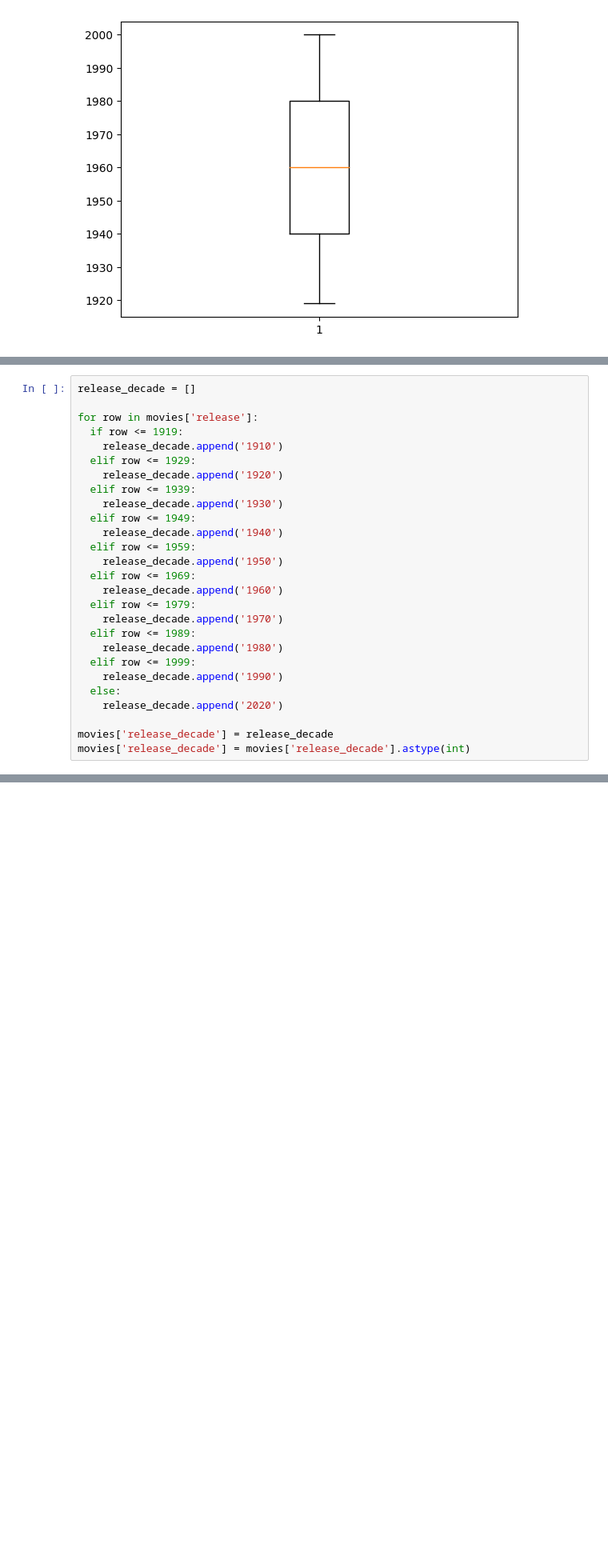
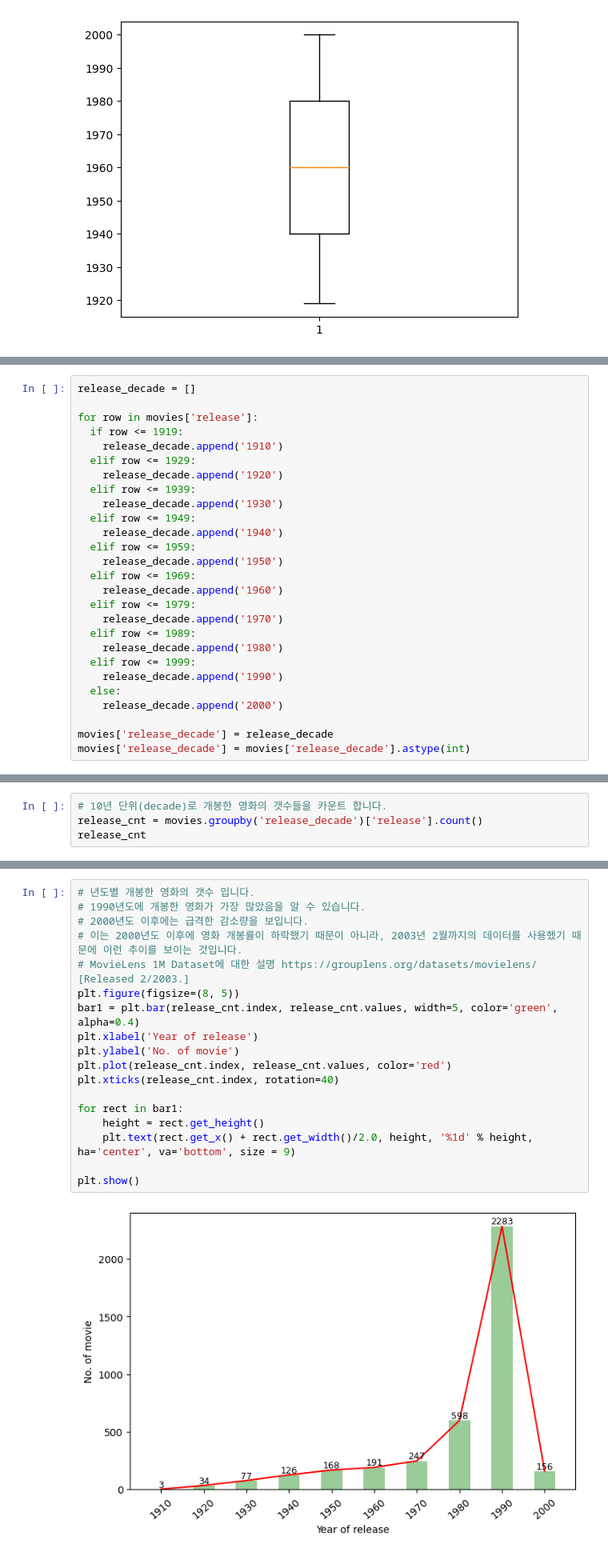
Before and after one commit to yunong-E/cp2-Recommendation-System, a Jupyter notebook: Recommendation_System_ver_2_0.ipynb, the cells around one changed output, grey strips where cells are left out. Shown at 80% size. Drawn from its saved outputs; the diff is of its cells as text; blank space fills up the shorter version.

```diff
--- a/Recommendation_System_ver_2_0.ipynb
+++ b/Recommendation_System_ver_2_0.ipynb
@@ -508,7 +505,7 @@ for row in movies['release']:
   elif row <= 1999:
     release_decade.append('1990')
   else:
-    release_decade.append('2020')
+    release_decade.append('2000')
 
 movies['release_decade'] = release_decade
 movies['release_decade'] = movies['release_decade'].astype(int)
@@ -559,0 +512,4 @@ ValueError: ignored
+# %%
+# 10년 단위(decade)로 개봉한 영화의 갯수들을 카운트 합니다.
+release_cnt = movies.groupby('release_decade')['release'].count()
+release_cnt
@@ -559,0 +529,20 @@ ValueError: ignored
+# %%
+# 년도별 개봉한 영화의 갯수 입니다.
+# 1990년도에 개봉한 영화가 가장 많았음을 알 수 있습니다.
+# 2000년도 이후에는 급격한 감소량을 보입니다.
+# 이는 2000년도 이후에 영화 개봉률이 하락했기 때문이 아니라, 2003년 2월까지의 데이터를 사용했기 때문에 이런 추이를 보이는 것입니다.
+# MovieLens 1M Dataset에 대한 설명 https://grouplens.org/datasets/movielens/ [Released 2/2003.]
+plt.figure(figsize=(8, 5))
+bar1 = plt.bar(release_cnt.index, release_cnt.values, width=5, color='green', alpha=0.4)
+plt.xlabel('Year of release')
+plt.ylabel('No. of movie')
+plt.plot(release_cnt.index, release_cnt.values, color='red')
+plt.xticks(release_cnt.index, rotation=40)
+
+for rect in bar1:
+    height = rect.get_height()
+    plt.text(rect.get_x() + rect.get_width()/2.0, height, '%1d' % height, ha='center', va='bottom', size = 9)
+
+plt.show()
+# %% [output]
+[figure, added]
```
Also changed, not shown: parts of 36 cells of this notebook.
